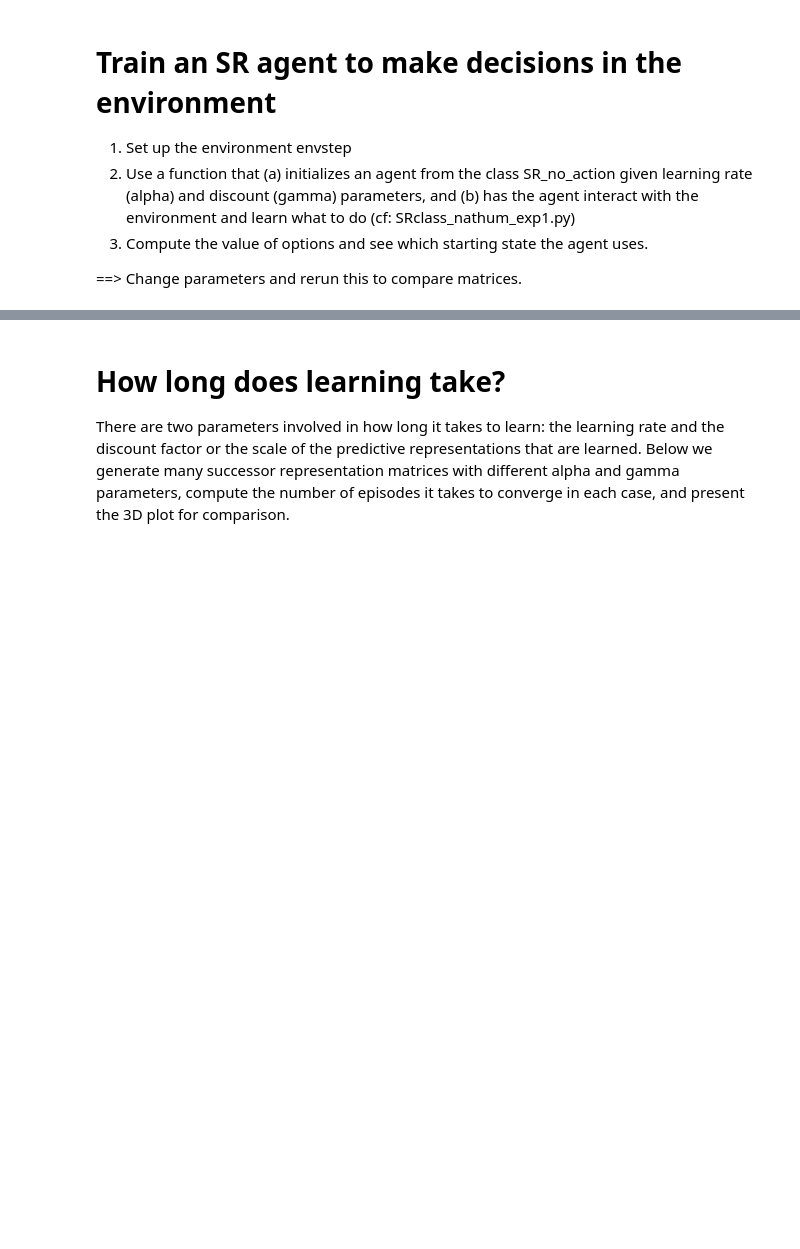
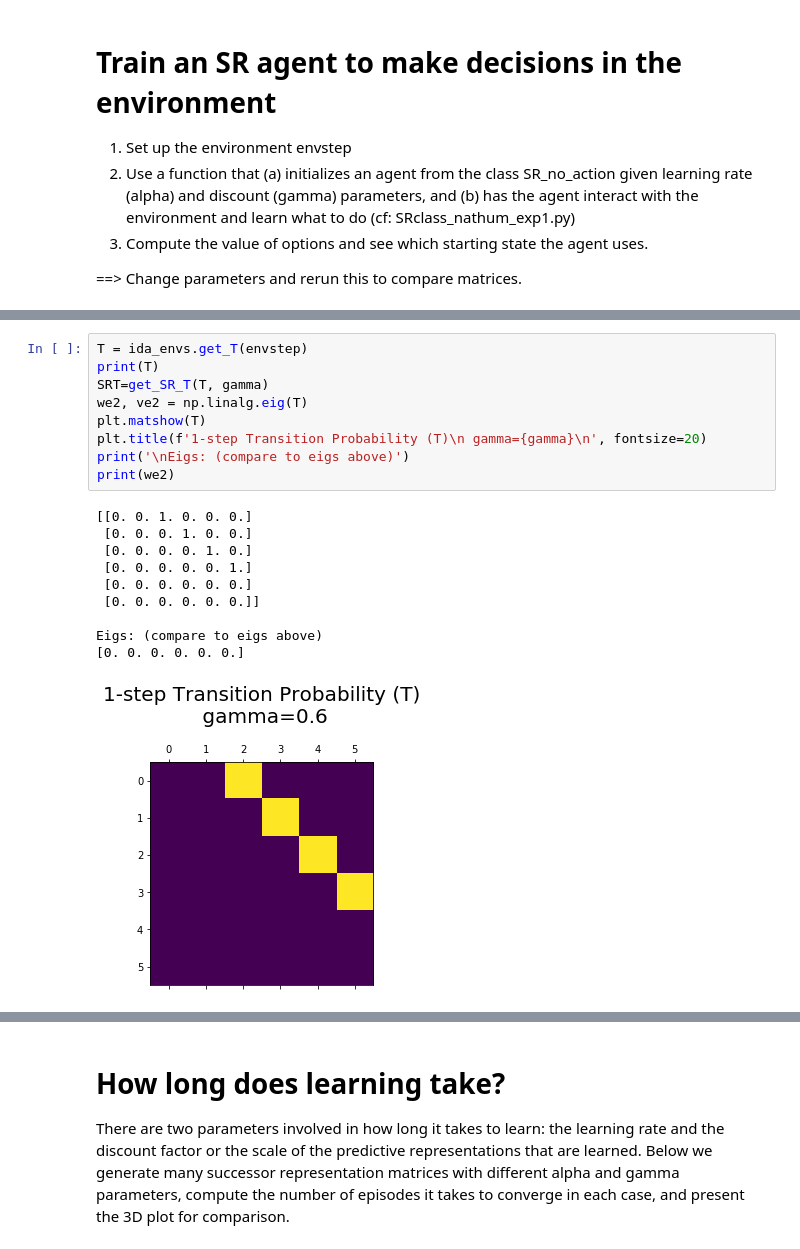
Before and after one commit to idamomen/MIND2019_IM_RL_SR, a Jupyter notebook: SRDyna_NatHumBeh_Exp1_learning.ipynb, the cells around one changed output, grey strips where cells are left out. Cells and saved outputs as stored; diff of their text form; blank space fills up the shorter version.

```diff
--- a/SRDyna_NatHumBeh_Exp1_learning.ipynb
+++ b/SRDyna_NatHumBeh_Exp1_learning.ipynb
@@ -58,0 +110,20 @@ Best starting state is: 0 or state 1
+# %%
+T = ida_envs.get_T(envstep)
+print(T)
+SRT=get_SR_T(T, gamma)
+we2, ve2 = np.linalg.eig(T)
+plt.matshow(T)
+plt.title(f'1-step Transition Probability (T)\n gamma={gamma}\n', fontsize=20)
+print('\nEigs: (compare to eigs above)')
+print(we2)
+# %% [output]
+[[0. 0. 1. 0. 0. 0.]
+ [0. 0. 0. 1. 0. 0.]
+ [0. 0. 0. 0. 1. 0.]
+ [0. 0. 0. 0. 0. 1.]
+ [0. 0. 0. 0. 0. 0.]
+ [0. 0. 0. 0. 0. 0.]]
+
+Eigs: (compare to eigs above)
+[0. 0. 0. 0. 0. 0.]
+[figure, added]
```
Also changed, not shown: parts of 5 cells of this notebook.
